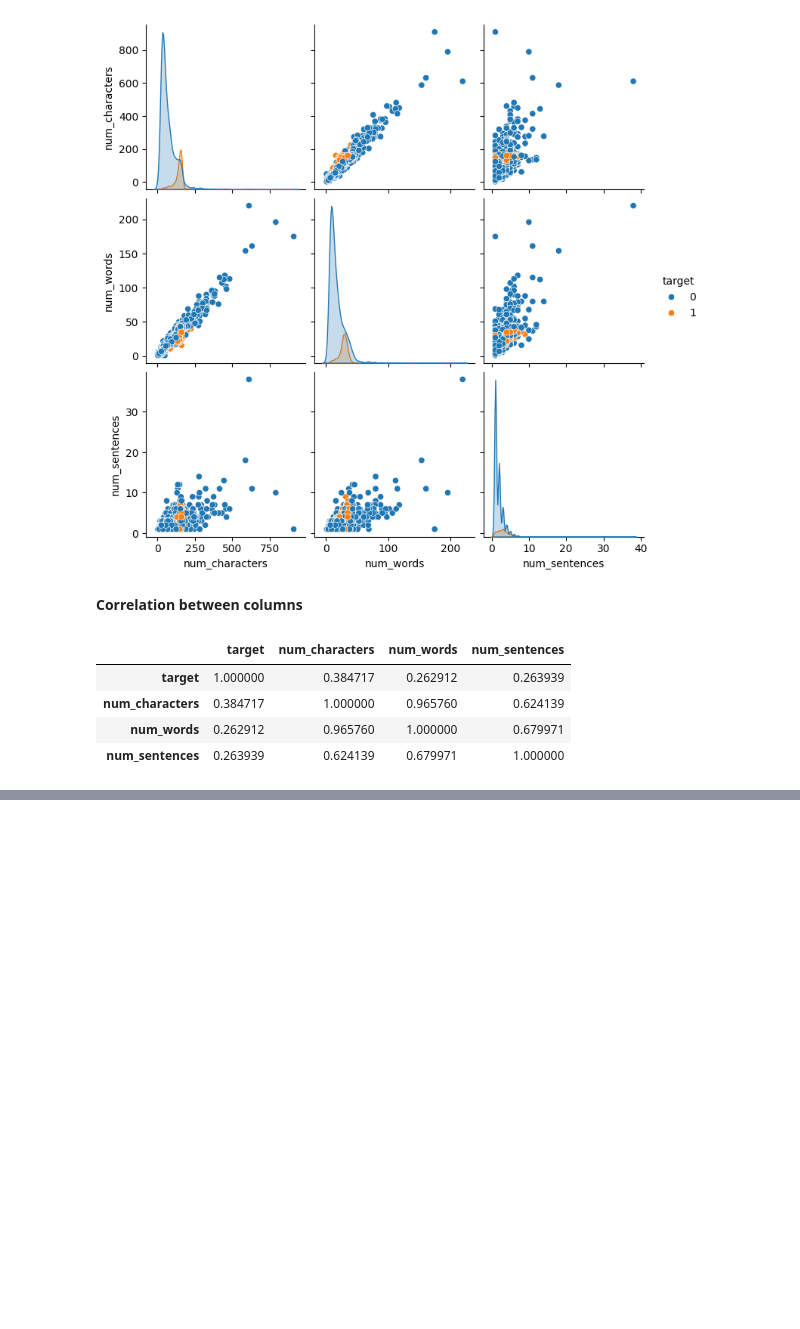
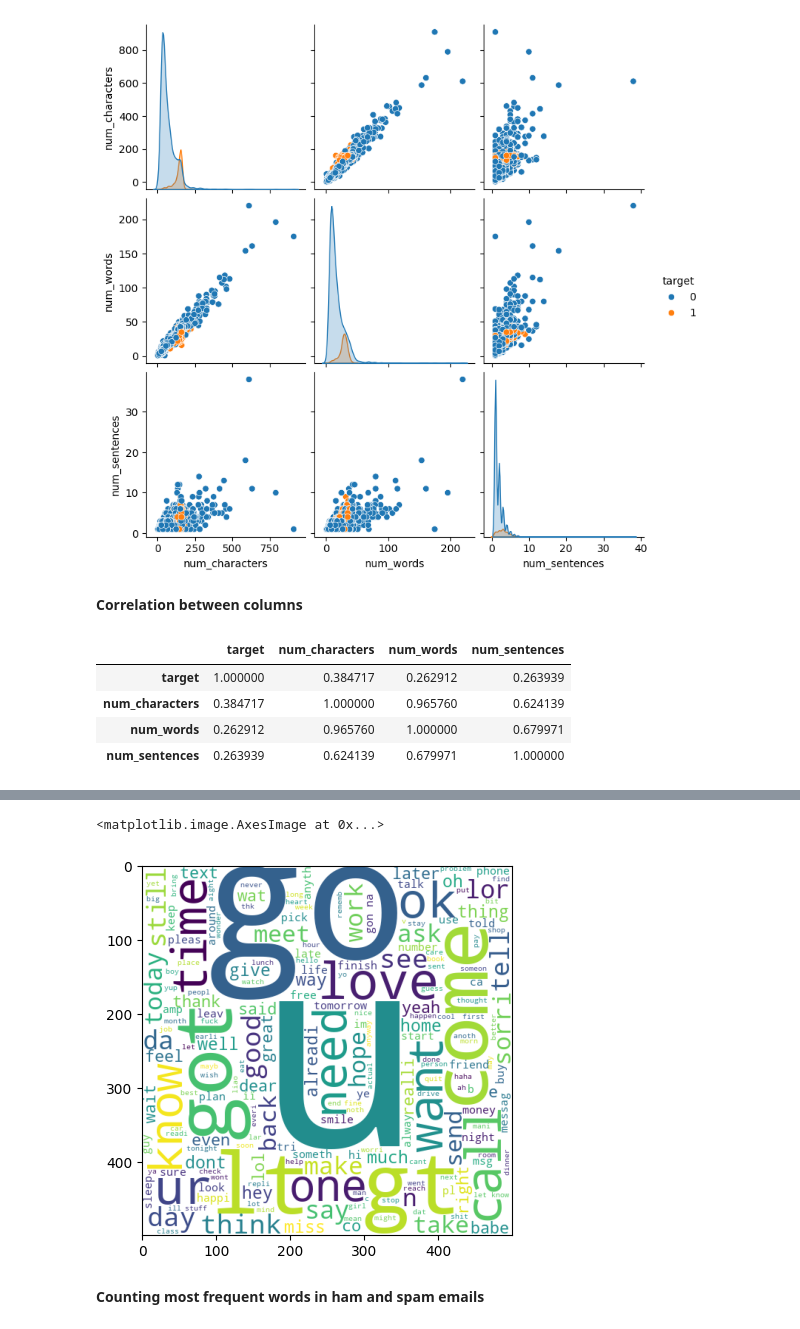
Before and after one commit to sudeepSubedi01/email-sms-spam-detector, a Jupyter notebook: spam-detector.ipynb, the cells around one changed output, grey strips where cells are left out. Drawn from its saved outputs; the diff is of its cells as text; code cells hidden in the pictures; blank space fills up the shorter version.

```diff
--- a/spam-detector.ipynb
+++ b/spam-detector.ipynb
@@ -266,0 +369,8 @@ df[['target','num_characters','num_words','num_sentences']].corr()
+# %%
+ham_wc = wc.generate(" ".join(df[df['target'] == 0]['transformed_text']))
+plt.imshow(ham_wc)
+# %% [output]
+<matplotlib.image.AxesImage at 0x...>
+[figure, added]
+# %% [markdown]
+<b>Counting most frequent words in ham and spam emails</b>
```
Also changed, not shown: parts of 25 cells of this notebook.
